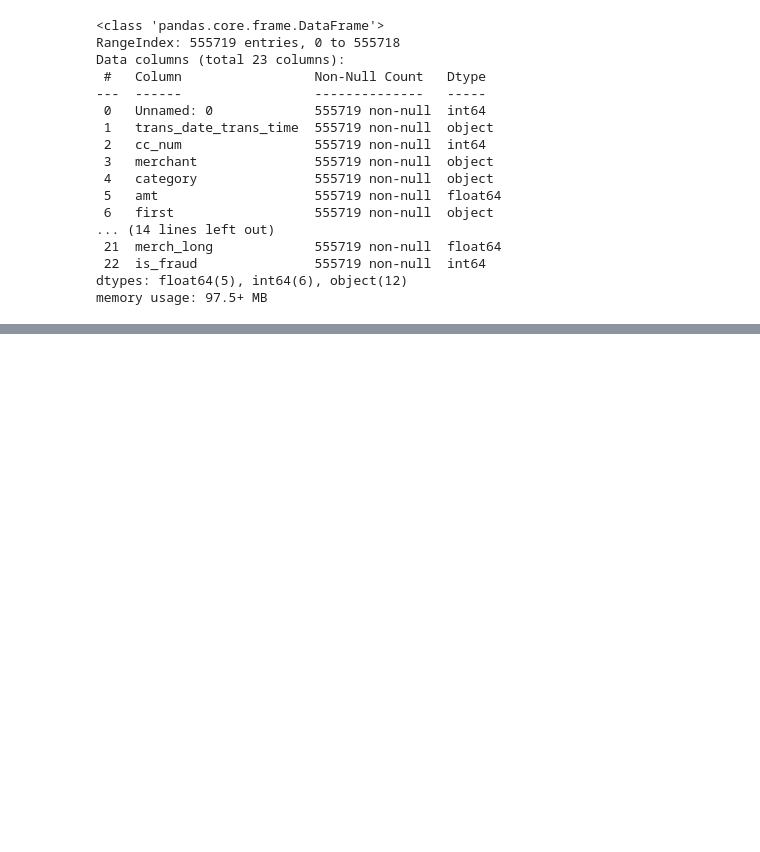
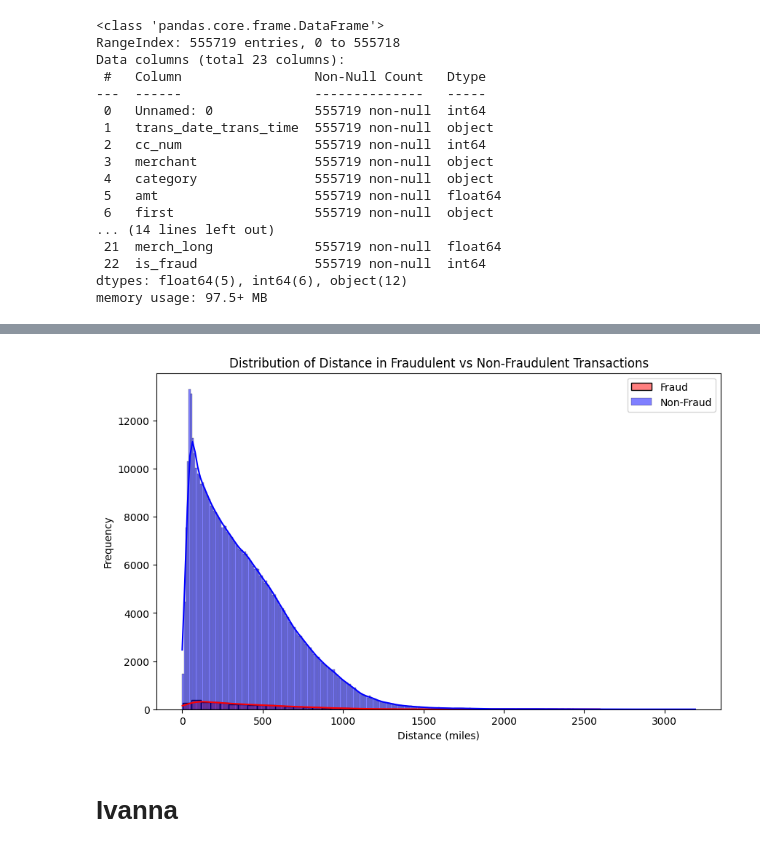
Before and after one commit to EDMMaster/FraudDetection, a Jupyter notebook: main.ipynb, the cells around one changed output, grey strips where cells are left out. Drawn from its saved outputs; the diff is of its cells as text; code cells hidden in the pictures; blank space fills up the shorter version.

```diff
--- a/main.ipynb
+++ b/main.ipynb
@@ -55,0 +88,18 @@ fraud_test_df.head()
+# %%
+# Function to calculate Haversine distance in miles
+def calc_haversine_distance(lat1, long1, lat2, long2):
+    lat1, long1, lat2, long2 = map(np.radians, [lat1, long1, lat2, long2])
+    dlat = lat2 - lat1
+    dlong = long2 - long1
+    a = np.sin(dlat/2)**2 + np.cos(lat1) * np.cos(lat2) * np.sin(dlong/2)**2
+    c = 2 * np.arcsin(np.sqrt(a))
+    r = 3958.8  # Radius of Earth in miles
+    return c * r
+
+# Apply this function to both training and testing data
+fraud_train_df['distance'] = calc_haversine_distance(fraud_test_df['lat'], fraud_train_df['long'], fraud_train_df['merch_lat'], fraud_train_df['merch_long'])
+fraud_test_df['distance'] = calc_haversine_distance(fraud_test_df['lat'], fraud_test_df['long'], fraud_test_df['merch_lat'], fraud_test_df['merch_long'])
+
+# Create a flag for distance > 200 miles
+fraud_train_df['distance_flag'] = fraud_train_df['distance'] > 200
+fraud_test_df['distance_flag'] = fraud_test_df['distance'] > 200
@@ -55,0 +168,14 @@ fraud_test_df.head()
+# %%
+# Visualize distance distribution
+plt.figure(figsize=(10,6))
+sns.histplot(fraud_train_df[fraud_train_df['is_fraud'] == 1]['distance'], color='red', label='Fraud', kde=True)
+sns.histplot(fraud_train_df[fraud_train_df['is_fraud'] == 0]['distance'], color='blue', label='Non-Fraud', kde=True)
+plt.title('Distribution of Distance in Fraudulent vs Non-Fraudulent Transactions')
+plt.xlabel('Distance (miles)')
+plt.ylabel('Frequency')
+plt.legend()
+plt.show()
+# %% [output]
+[figure, added]
+# %% [markdown]
+# Ivanna
```
Also changed, not shown: parts of 27 cells of this notebook.
